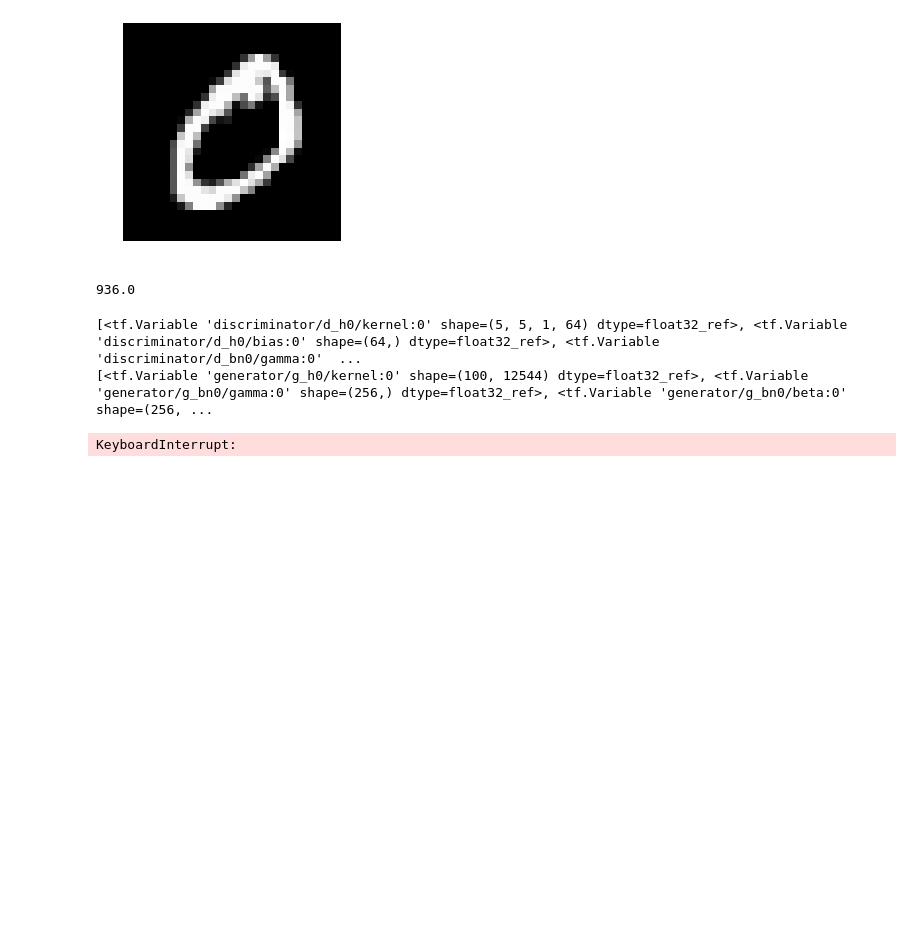
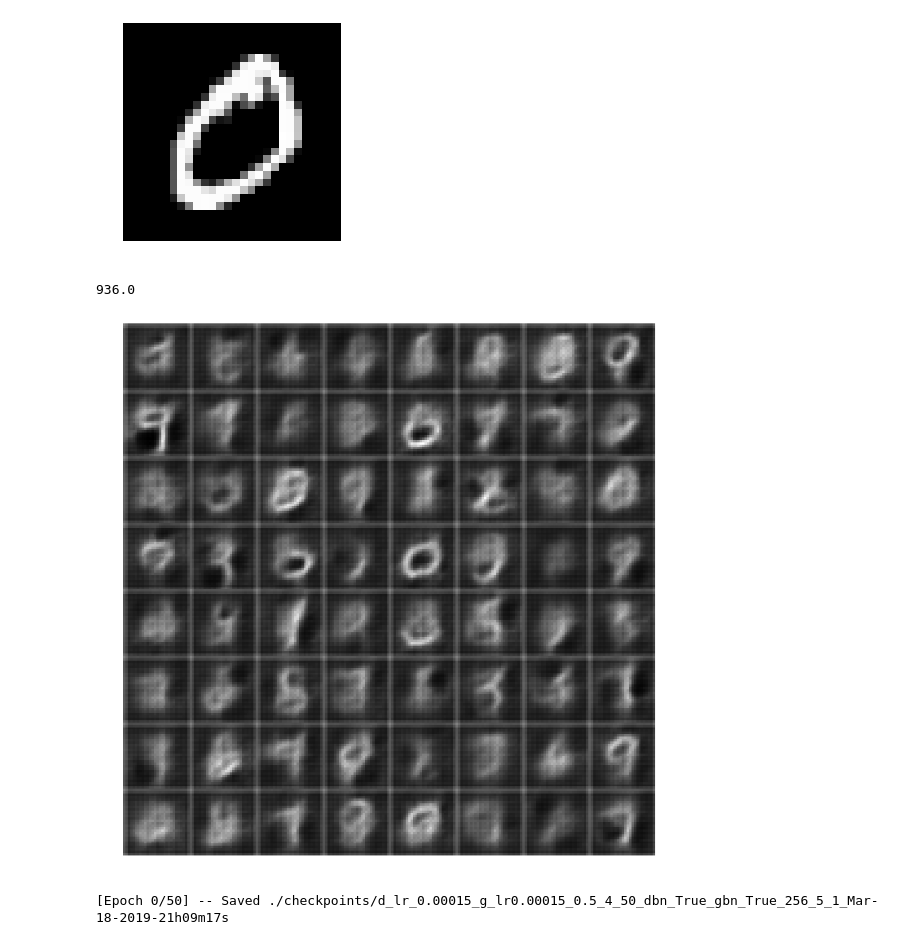
Before and after one commit to jonathanshuai/tf-practice, a Jupyter notebook: gan/wgan/wgan-mnist.ipynb, the cells around one changed output. Drawn from its saved outputs; the diff is of its cells as text; code cells hidden in the pictures; blank space fills up the shorter version.

```diff
--- a/gan/wgan/wgan-mnist.ipynb
+++ b/gan/wgan/wgan-mnist.ipynb
@@ -44,6 +44,7 @@ BATCH_SIZE = 64 # Batch size for training
 G_FILTERS = 32 # Number of filters in the final deconv layer for Generator
 D_FILTERS = 32 # Number of filters in the first conv layer for Discriminator
 
+WEIGHT_CLIP = 0.01
 D_LEARNING_RATE = 1.5e-4
 G_LEARNING_RATE = 1.5e-4
 N_EPOCHS = 50
@@ -51,6 +52,7 @@ BETA1 = 0.5
 G_ITERS = 4
 G_USE_BATCHNORM = True
 D_USE_BATCHNORM = True
+
 TIME_FORMAT = datetime.now().strftime('%h-%d-%Y-%Hh%Mm%Ss')
 
 g_filters = [256, 128, 64]
@@ -201,19 +204,13 @@ with tf.Graph().as_default() as graph:
     fake_logits = discriminator(g, d_filters, d_kernels, d_strides,
                                 training=True, reuse=True, use_batchnorm=D_USE_BATCHNORM)
 
-    d_loss_real = tf.reduce_mean(tf.nn.sigmoid_cross_entropy_with_logits(logits=real_logits,
-                                                                         labels=tf.ones_like(real_logits)))
-    d_loss_fake = tf.reduce_mean(tf.nn.sigmoid_cross_entropy_with_logits(logits=fake_logits,
-                                                                         labels=tf.zeros_like(fake_logits)))
-    g_loss = tf.reduce_mean(tf.nn.sigmoid_cross_entropy_with_logits(logits=fake_logits,
-                                                                    labels=tf.ones_like(fake_logits)))
+    w_distance = tf.reduce_mean(real_logits) - tf.reduce_mean(fake_logits)
+    d_loss = -w_distance
+    g_loss = -tf.reduce_mean(fake_logits)
 
-    d_loss = d_loss_real + d_loss_fake
-
-    d_loss_real_summary = tf.summary.scalar("d_loss_real", d_loss_real)
-    d_loss_fake_summary = tf.summary.scalar("d_loss_fake", d_loss_fake)
+    w_distance_summary = tf.summary.scalar("w_distance", w_distance)
+    d_loss_summary = tf.summary.scalar("d_loss", d_loss)
     g_loss_summary = tf.summary.scalar("g_loss", g_loss)
-    d_loss_summary = tf.summary.scalar("d_loss", d_loss)
 
     images_summary = tf.summary.image("generated_images", (g_fixed + 1.) / 2.)
     trainable_vars = tf.trainable_variables()
@@ -222,15 +219,16 @@ with tf.Graph().as_default() as graph:
     d_vars = [var for var in trainable_vars if 'discriminator' in var.name]
     g_vars = [var for var in trainable_vars if 'generator' in var.name]
 
-    print(d_vars)
-    print(g_vars)
+    # Loss: Wasserstein loss. REquires clipping WEIGHTS to ensure LIPSCHITZ CONSTRAINTS
+    d_clip = [p.assign(tf.clip_by_value(p, -WEIGHT_CLIP, WEIGHT_CLIP)) for p in d_vars]
 
     d_optim = tf.train.AdamOptimizer(D_LEARNING_RATE, beta1=BETA1)\
                     .minimize(d_loss, var_list=d_vars)
     g_optim = tf.train.AdamOptimizer(G_LEARNING_RATE, beta1=BETA1)\
                     .minimize(g_loss, var_list=g_vars)
 
-    d_summary = tf.summary.merge([d_loss_real_summary, d_loss_fake_summary, d_loss_summary])
+
+    d_summary = tf.summary.merge([d_loss_summary, w_distance_summary])
     g_summary = tf.summary.merge([g_loss_summary, images_summary])
 
 with tf.Session(graph=graph) as sess:
@@ -244,34 +242,36 @@ with tf.Session(graph=graph) as sess:
     z_fixed_input = np.random.uniform(-1, 1, [BATCH_SIZE, Z_DIM])
 
     for epoch in range(N_EPOCHS):
+        print("Beginning Training...")
         np.random.shuffle(image_list)
         i = 0
         while i < len(image_list):
             x_input = np.zeros([BATCH_SIZE, HEIGHT, WIDTH, CHANNELS])
             for k in range(0, BATCH_SIZE):
                 x_input[k] = cv2.imread(os.path.join(image_dir, image_list[i + k]))[:,:,[0]]
             x_input = transform(x_input / 255)
             z_input = np.random.uniform(-1, 1, [BATCH_SIZE, Z_DIM])
 
-            [_, d_summary_result, d_loss_val, dlrv, dlfv] = sess.run([d_optim, d_summary, d_loss, d_loss_real, d_loss_fake], feed_dict={z: z_input, x: x_input})
+            sess.run(d_clip)
+            [_, d_summary_result, d_loss_val] = sess.run([d_optim, d_summary, d_loss],
+                                                         feed_dict={z: z_input, x: x_input})
 
             for _ in range(G_ITERS):
                 [_, g_img, g_summary_result] = sess.run([g_optim, g_fixed, g_summary], feed_dict={z: z_input,
                                                                                                    z_fixed: z_fixed_input,
                                                                                                    x: x_input})
             if (i % (BATCH_SIZE * 50) == 0):
                 writer.add_summary(g_summary_result, summary_step)
 
                 writer.add_summary(d_summary_result, summary_step)
                 summary_step += 1
 
             i += BATCH_SIZE
 
         plot_images(inverse_transform(g_img))
 
         save_path = saver.save(sess, "./checkpoints/{}".format(RUN_NAME))
         print(f"[Epoch {epoch}/{N_EPOCHS}] -- Saved {save_path}")
 # %% [output]
+[figure, added]
-[<tf.Variable 'discriminator/d_h0/kernel:0' shape=(5, 5, 1, 64) dtype=float32_ref>, <tf.Variable 'discriminator/d_h0/bias:0' shape=(64,) dtype=float32_ref>, <tf.Variable 'discriminator/d_bn0/gamma:0'  ...
-[<tf.Variable 'generator/g_h0/kernel:0' shape=(100, 12544) dtype=float32_ref>, <tf.Variable 'generator/g_bn0/gamma:0' shape=(256,) dtype=float32_ref>, <tf.Variable 'generator/g_bn0/beta:0' shape=(256, ...
+[Epoch 0/50] -- Saved ./checkpoints/d_lr_0.00015_g_lr0.00015_0.5_4_50_dbn_True_gbn_True_256_5_1_Mar-18-2019-21h09m17s
-KeyboardInterrupt:
```
Also changed, not shown: parts of 2 cells of this notebook, 1 other file.
